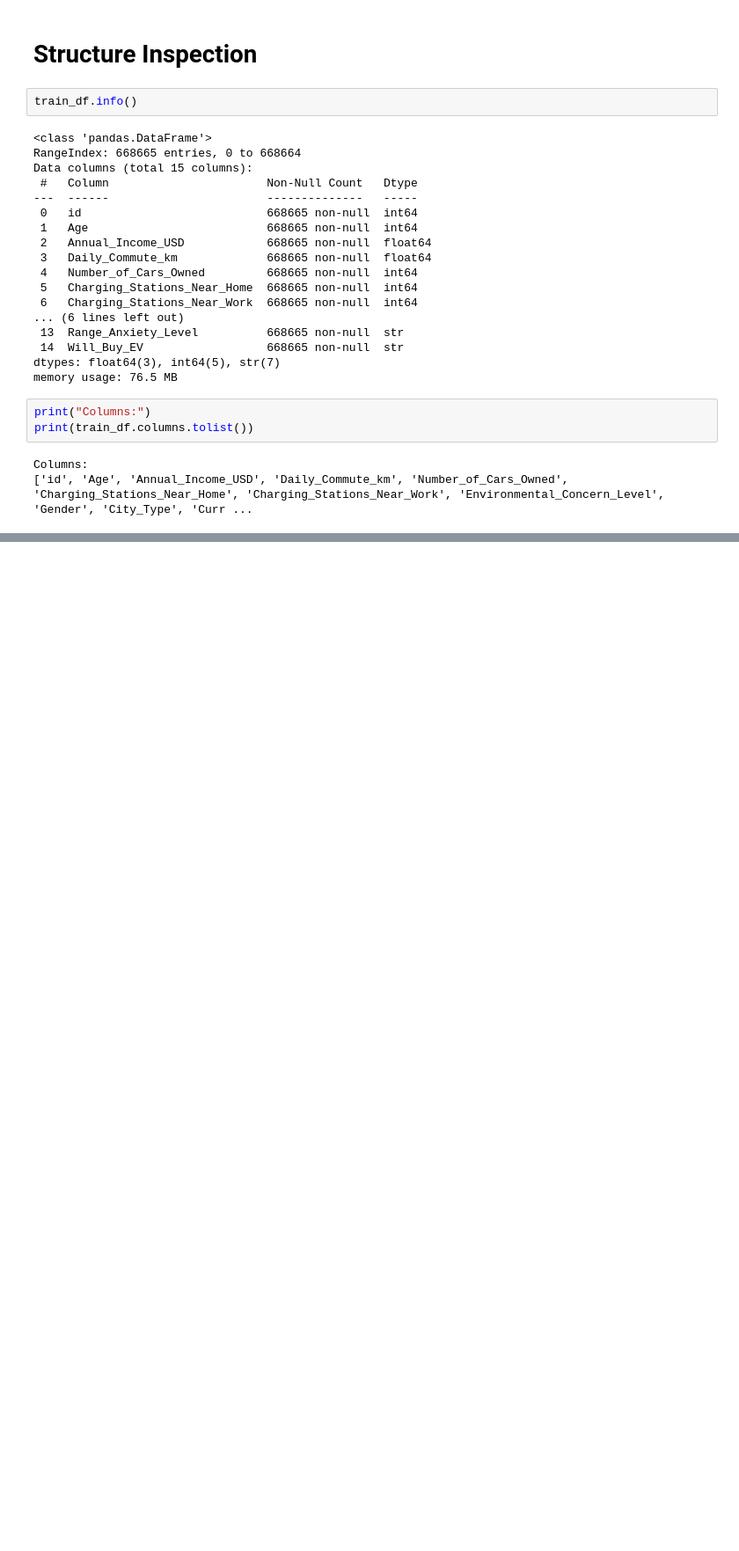
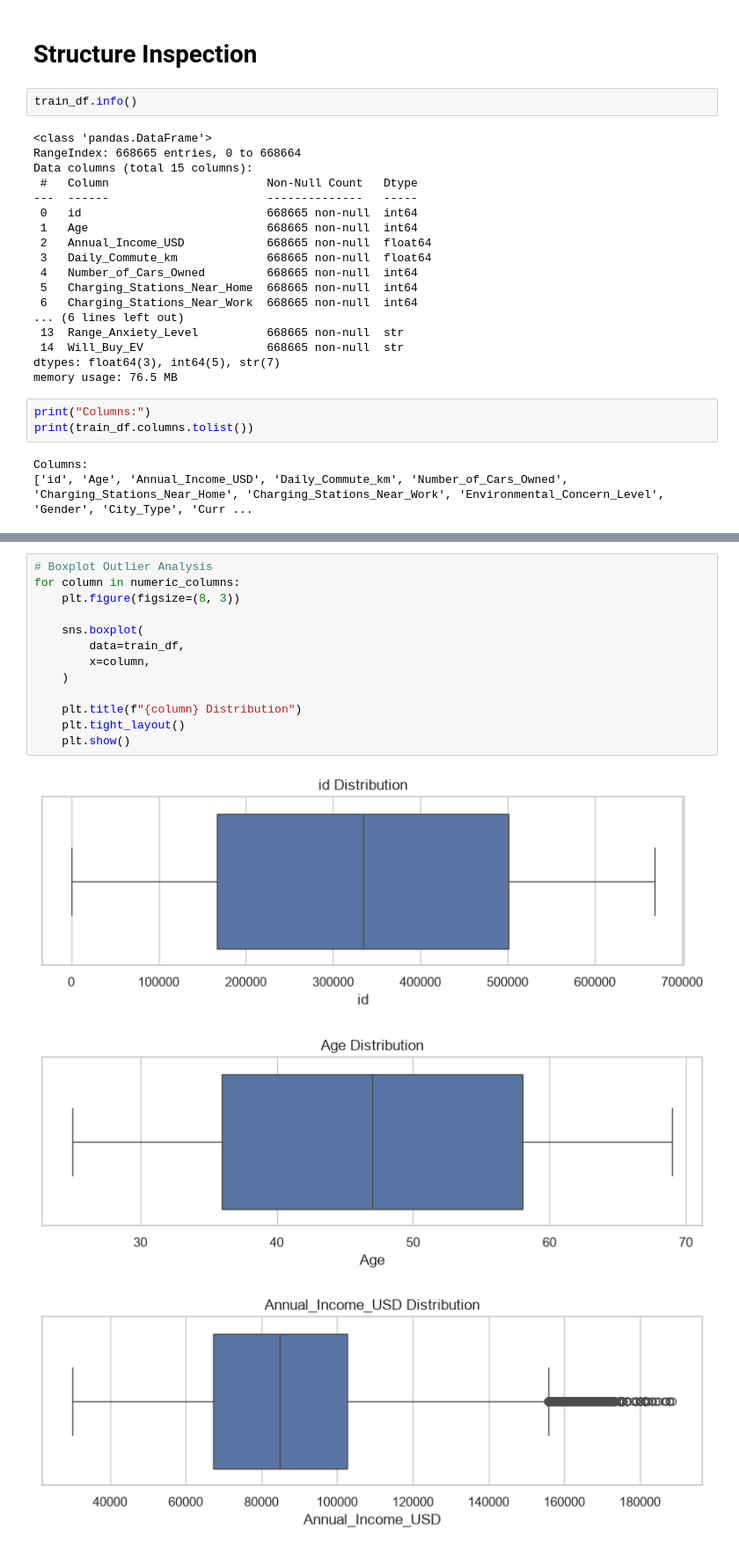
Before and after one commit to Zaine2k/EVPredictor, a Jupyter notebook: exploration/eda.ipynb, the cells around one changed output, grey strips where cells are left out. Shown at 88% size. Cells and saved outputs as stored; diff of their text form; blank space fills up the shorter version.

```diff
--- a/exploration/eda.ipynb
+++ b/exploration/eda.ipynb
@@ -74,0 +136,17 @@ display(train_df.describe(include="all").T)
+# %%
+# Boxplot Outlier Analysis
+for column in numeric_columns:
+    plt.figure(figsize=(8, 3))
+
+    sns.boxplot(
+        data=train_df,
+        x=column,
+    )
+
+    plt.title(f"{column} Distribution")
+    plt.tight_layout()
+    plt.show()
+# %% [output]
+[figure, added]
+[figure, added]
+[figure, added]
```
Also changed, not shown: parts of 8 cells of this notebook.
